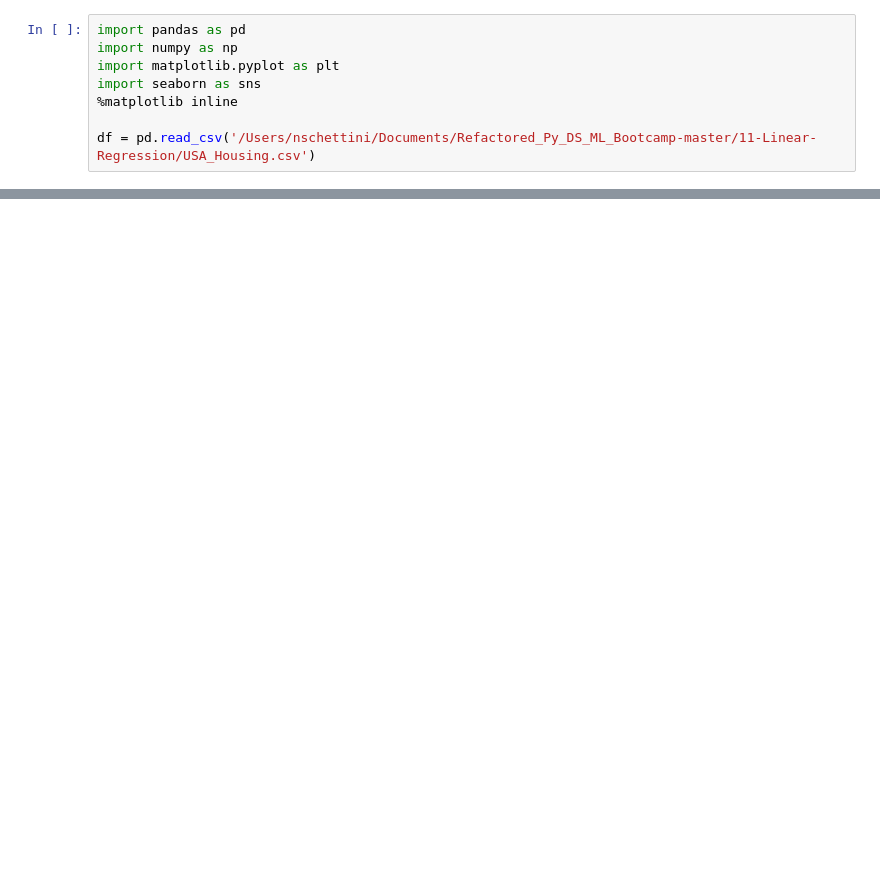
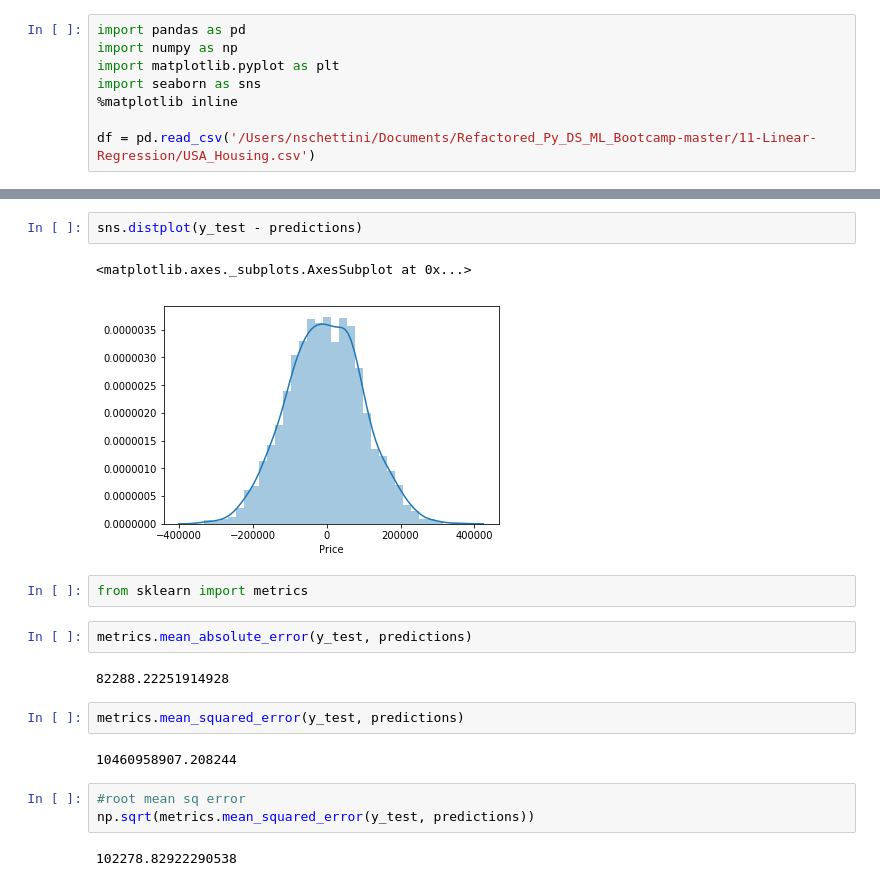
Before and after one commit to nschettini/puythonMachineLearning, a Jupyter notebook: linearregression.ipynb, the cells around one changed output, grey strips where cells are left out. Drawn from its saved outputs; the diff is of its cells as text; blank space fills up the shorter version.

```diff
--- a/linearregression.ipynb
+++ b/linearregression.ipynb
@@ -19,0 +64,20 @@ sns.heatmap(df.corr())
+# %%
+sns.distplot(y_test - predictions)
+# %% [output]
+<matplotlib.axes._subplots.AxesSubplot at 0x...>
+[figure, added]
+# %%
+from sklearn import metrics
+# %%
+metrics.mean_absolute_error(y_test, predictions)
+# %% [output]
+82288.22251914928
+# %%
+metrics.mean_squared_error(y_test, predictions)
+# %% [output]
+10460958907.208244
+# %%
+#root mean sq error
+np.sqrt(metrics.mean_squared_error(y_test, predictions))
+# %% [output]
+102278.82922290538
```
Also changed, not shown: parts of 14 cells of this notebook.
